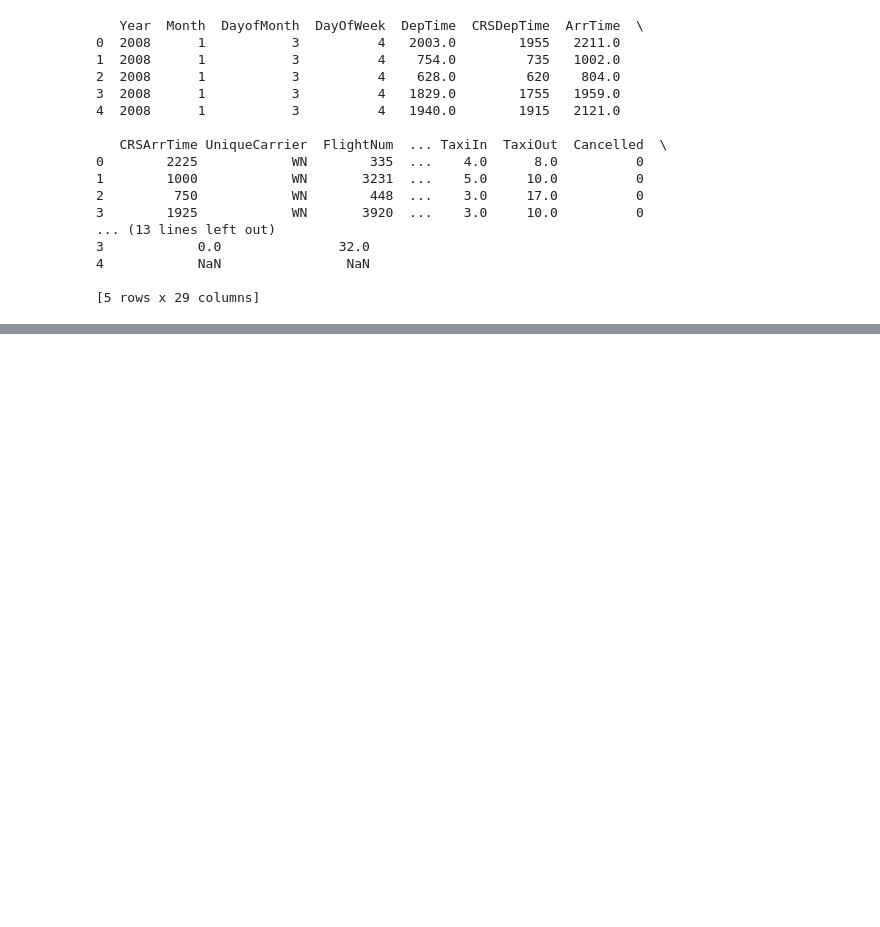
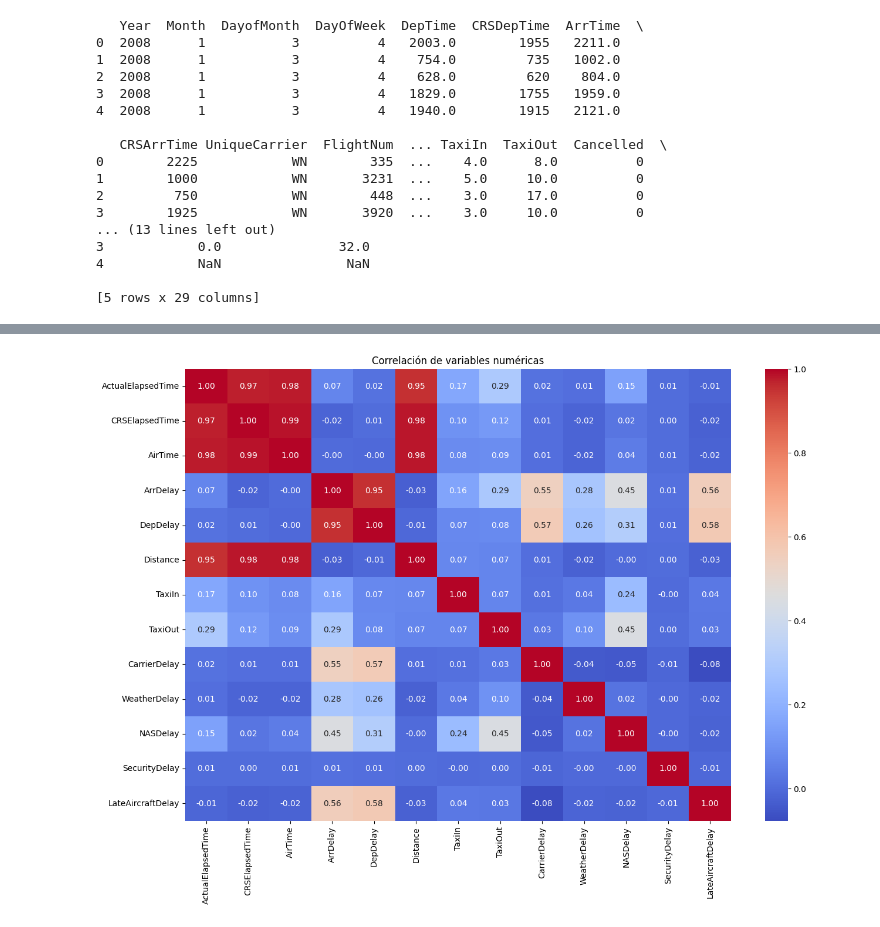
Before and after one commit to ManuelR11/ProyectoFinal_DataScience, a Jupyter notebook: ProyectoFinal.ipynb, the cells around one changed output, grey strips where cells are left out. Cells and saved outputs as stored; diff of their text form; code cells hidden in the pictures; blank space fills up the shorter version.

```diff
--- a/ProyectoFinal.ipynb
+++ b/ProyectoFinal.ipynb
@@ -5,0 +16,2 @@ import numpy as np
+# %%
+df = pd.read_csv('DelayedFlights.csv')
@@ -160,0 +259,8 @@ dtype: int64
+# %%
+# Correlaciones
+plt.figure(figsize=(15, 10))
+plt.title("Correlación de variables numéricas")
+sns.heatmap(df.select_dtypes(include=["float64", "int64"]).corr(), annot=True, fmt=".2f", cmap='coolwarm')
+plt.show()
+# %% [output]
+[figure, added]
```
Also changed, not shown: parts of 33 cells of this notebook, 1 other file.
